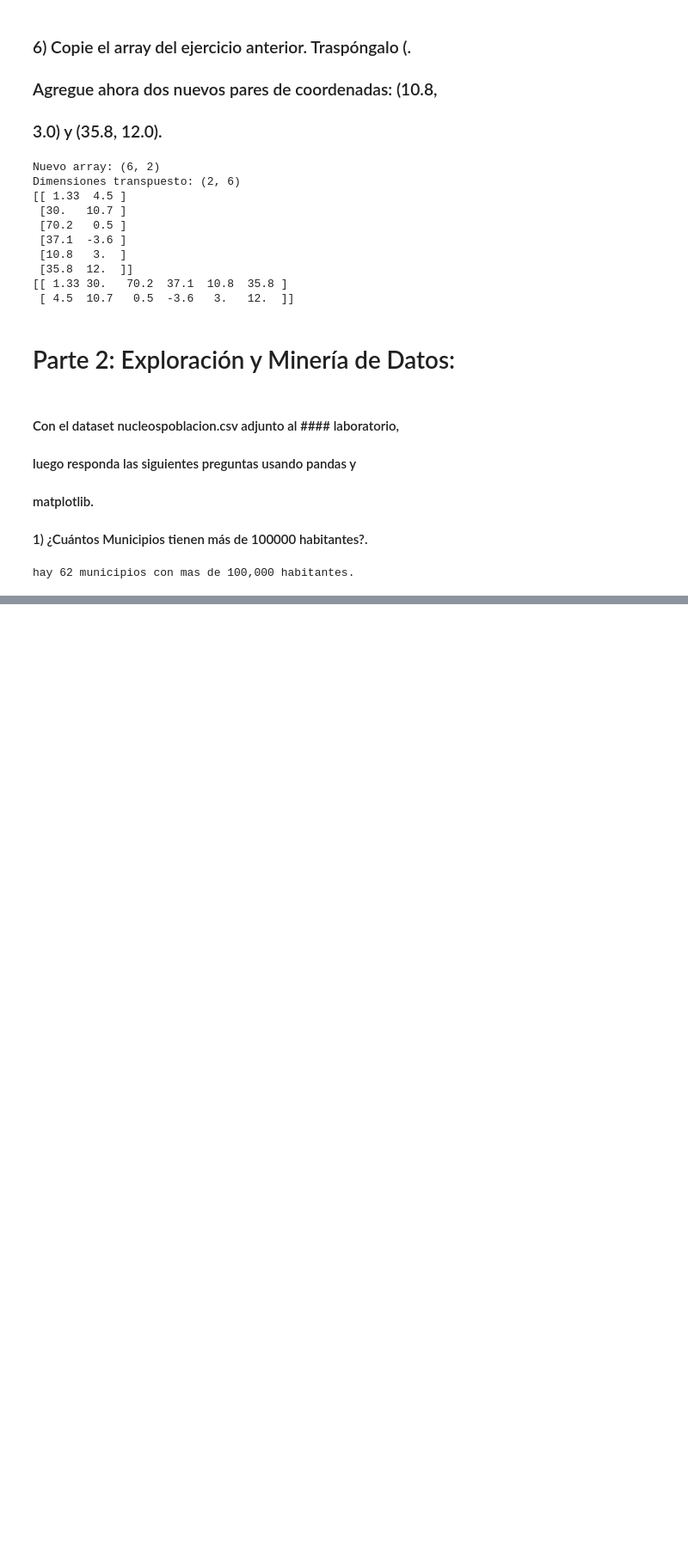
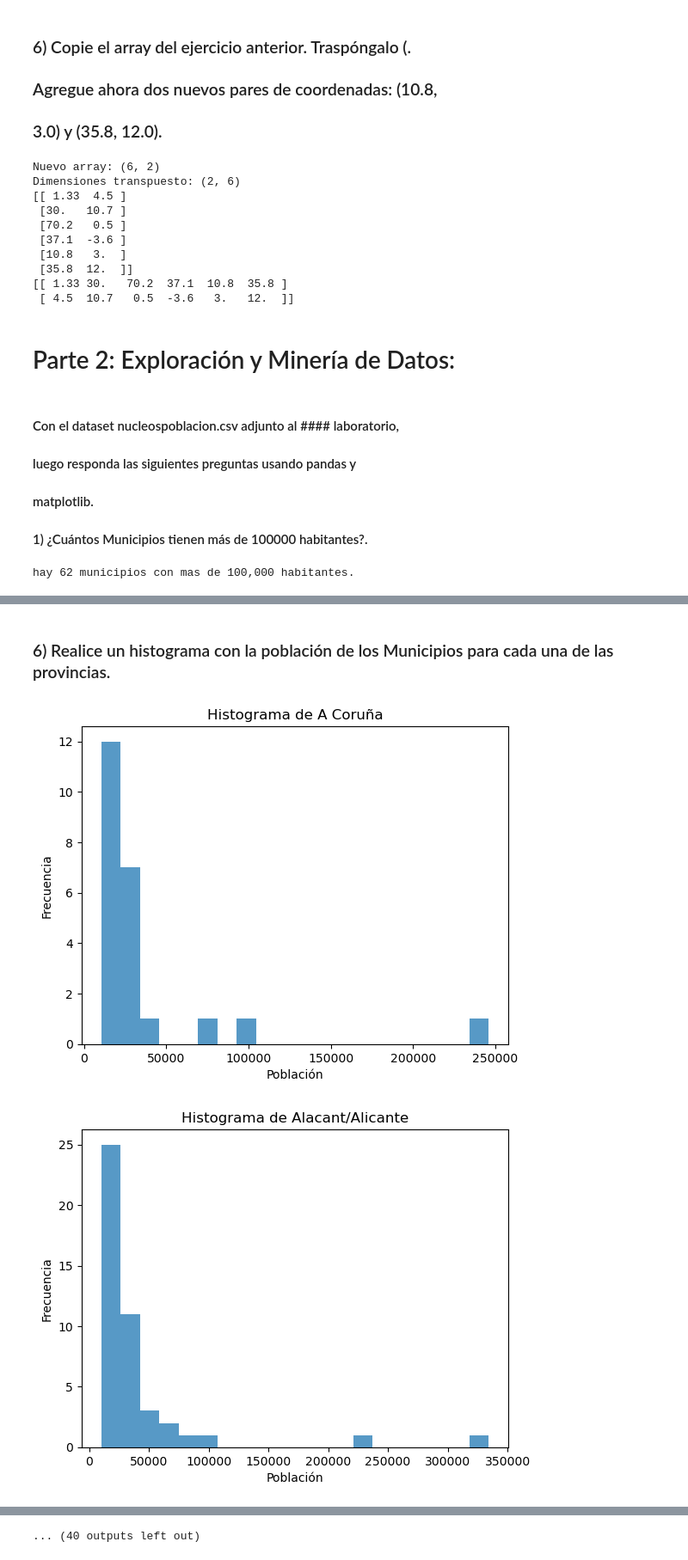
Before and after one commit to dannygar97/Laboratorio3_Daniel_Garcia, a Jupyter notebook: lab3_daniel_Garcia.ipynb, the cells around one changed output, grey strips where cells are left out. Shown at 86% size. Cells and saved outputs as stored; diff of their text form; code cells hidden in the pictures; blank space fills up the shorter version.

```diff
--- a/lab3_daniel_Garcia.ipynb
+++ b/lab3_daniel_Garcia.ipynb
@@ -126,0 +216,13 @@ hay 62 municipios con mas de 100,000 habitantes.
+# %% [markdown]
+### 6) Realice un histograma con la población de los Municipios para cada una de las provincias.
+# %%
+provincias = df.groupby('Provincia')
+for provincia, grupo in provincias:
+    grupo['Poblacion'].plot.hist(alpha=0.75, bins=20)
+    plt.ylabel("Frecuencia")
+    plt.xlabel("Población")
+    plt.title("Histograma de " + provincia)
+    plt.show()
+# %% [output]
+[figure, added]
+[figure, added]
@@ -126,0 +239 @@ hay 62 municipios con mas de 100,000 habitantes.
+... (40 outputs left out)
```
Also changed, not shown: parts of 15 cells of this notebook.
